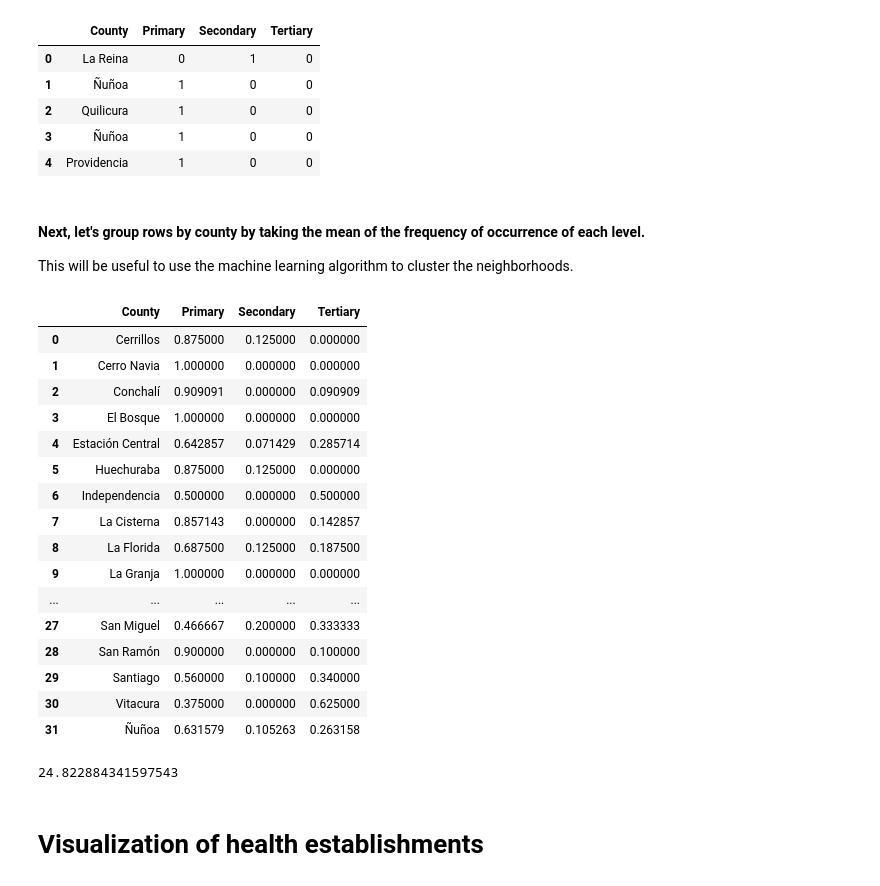
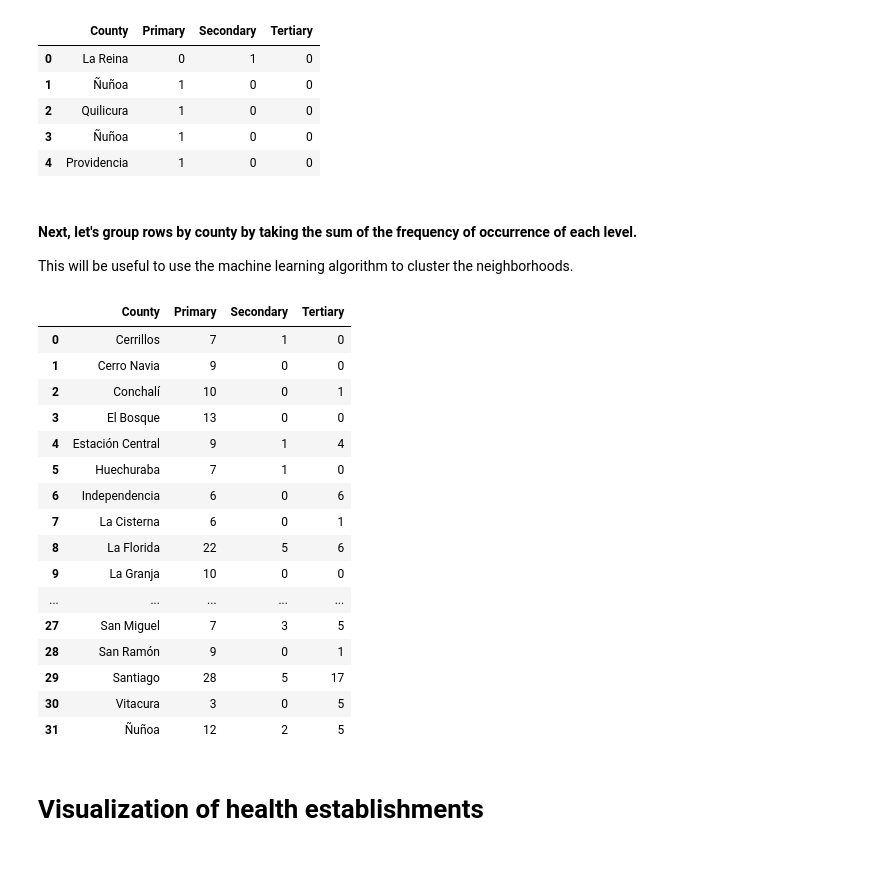
Before and after one commit to adolfoam93/Coursera_Capstone, a Jupyter notebook: IBM Coursera DF Capstone Project.ipynb, the cells around one changed output. Saved outputs shown, nothing was run; the diff lists cells and outputs as text; code cells hidden in the pictures.

```diff
--- a/IBM Coursera DF Capstone Project.ipynb
+++ b/IBM Coursera DF Capstone Project.ipynb
@@ -428,9 +429,12 @@ for items in table2:
 # DataFrame done
 # Prelimnar Cleaning
 # Dropping unwanted establishments, for example: odontology centers.
+
+## Healthcenters not related to treating diseases like COVID-19 will not be taken into consideration. ##
+
 drop_keys = ['Centro Odontológico', 'Clínica MEDS', 'Clínica Psiquiátrica', 'Clínica Vida',
             'Clínica Psiquiatrica','Clínica Recuperación','Clínica Psicoterapia','Clínica WLK','Clínica Dermacross',
-            'Clínica Orema', 'Clínica Milano', 'Centro de Referencia de Salud San Rafael',
+            'Clínica Orema', 'Clínica Milano',
             'Rehabilitación', 'Oftalmológico', 'gestionadas', 'CONIN', 'Psiquiátrica', 'Santiago 1', 'Dental',
             'Estética', 'Pensionados','Odontológicas','Odontológica', 'Hernández','Gestionadas','Sangre',
             'Pensionado', 'Nicolás', 'Mamaria', 'Aeronáutica', 'Cristóbal']
@@ -485,7 +489,7 @@ for tertiary in terciario:
     #df_h.loc[classify, 'Category'] = tertiary
     df_h.loc[classify, 'Level'] = 'Tertiary'
 
-df_h['Counter'] = 1
+#df_h['Counter'] = 1
 df_h = df_h.reset_index(drop = True)
 
 indx = df_h[df_h['County'] == 'Maipu'].index
@@ -521,35 +527,31 @@ df_h_onehot.head()
 | 3 | Ñuñoa | 1 | 0 | 0 |
 | 4 | Providencia | 1 | 0 | 0 |
 # %% [markdown]
-#### Next, let's group rows by county by taking the mean of the frequency of occurrence of each level.
+#### Next, let's group rows by county by taking the sum of the frequency of occurrence of each level.
 
 This will be useful to use the machine learning algorithm to cluster the neighborhoods.
 # %%
-df_h_grouped = df_h_onehot.groupby('County').mean()
+df_h_grouped = df_h_onehot.groupby('County').sum()
 df_h_grouped = df_h_grouped.reset_index(drop = False)
 df_h_grouped
 # %% [output]
 |  | County | Primary | Secondary | Tertiary |
-| 0 | Cerrillos | 0.875000 | 0.125000 | 0.000000 |
-| 1 | Cerro Navia | 1.000000 | 0.000000 | 0.000000 |
-| 2 | Conchalí | 0.909091 | 0.000000 | 0.090909 |
-| 3 | El Bosque | 1.000000 | 0.000000 | 0.000000 |
-| 4 | Estación Central | 0.642857 | 0.071429 | 0.285714 |
-| 5 | Huechuraba | 0.875000 | 0.125000 | 0.000000 |
-| 6 | Independencia | 0.500000 | 0.000000 | 0.500000 |
-| 7 | La Cisterna | 0.857143 | 0.000000 | 0.142857 |
-| 8 | La Florida | 0.687500 | 0.125000 | 0.187500 |
-| 9 | La Granja | 1.000000 | 0.000000 | 0.000000 |
+| 0 | Cerrillos | 7 | 1 | 0 |
+| 1 | Cerro Navia | 9 | 0 | 0 |
+| 2 | Conchalí | 10 | 0 | 1 |
+| 3 | El Bosque | 13 | 0 | 0 |
+| 4 | Estación Central | 9 | 1 | 4 |
+| 5 | Huechuraba | 7 | 1 | 0 |
+| 6 | Independencia | 6 | 0 | 6 |
+| 7 | La Cisterna | 6 | 0 | 1 |
+| 8 | La Florida | 22 | 5 | 6 |
+| 9 | La Granja | 10 | 0 | 0 |
 | ... | ... | ... | ... | ... |
-| 27 | San Miguel | 0.466667 | 0.200000 | 0.333333 |
-| 28 | San Ramón | 0.900000 | 0.000000 | 0.100000 |
-| 29 | Santiago | 0.560000 | 0.100000 | 0.340000 |
-| 30 | Vitacura | 0.375000 | 0.000000 | 0.625000 |
-| 31 | Ñuñoa | 0.631579 | 0.105263 | 0.263158 |
+| 27 | San Miguel | 7 | 3 | 5 |
+| 28 | San Ramón | 9 | 0 | 1 |
+| 29 | Santiago | 28 | 5 | 17 |
+| 30 | Vitacura | 3 | 0 | 5 |
+| 31 | Ñuñoa | 12 | 2 | 5 |
-# %%
-df_h_grouped['Primary'].sum()
-# %% [output]
-24.822884341597543
 # %% [markdown]
 # Visualization of health establishments
 # %%
```
Also changed, not shown: parts of 61 cells of this notebook, 1 other file.
